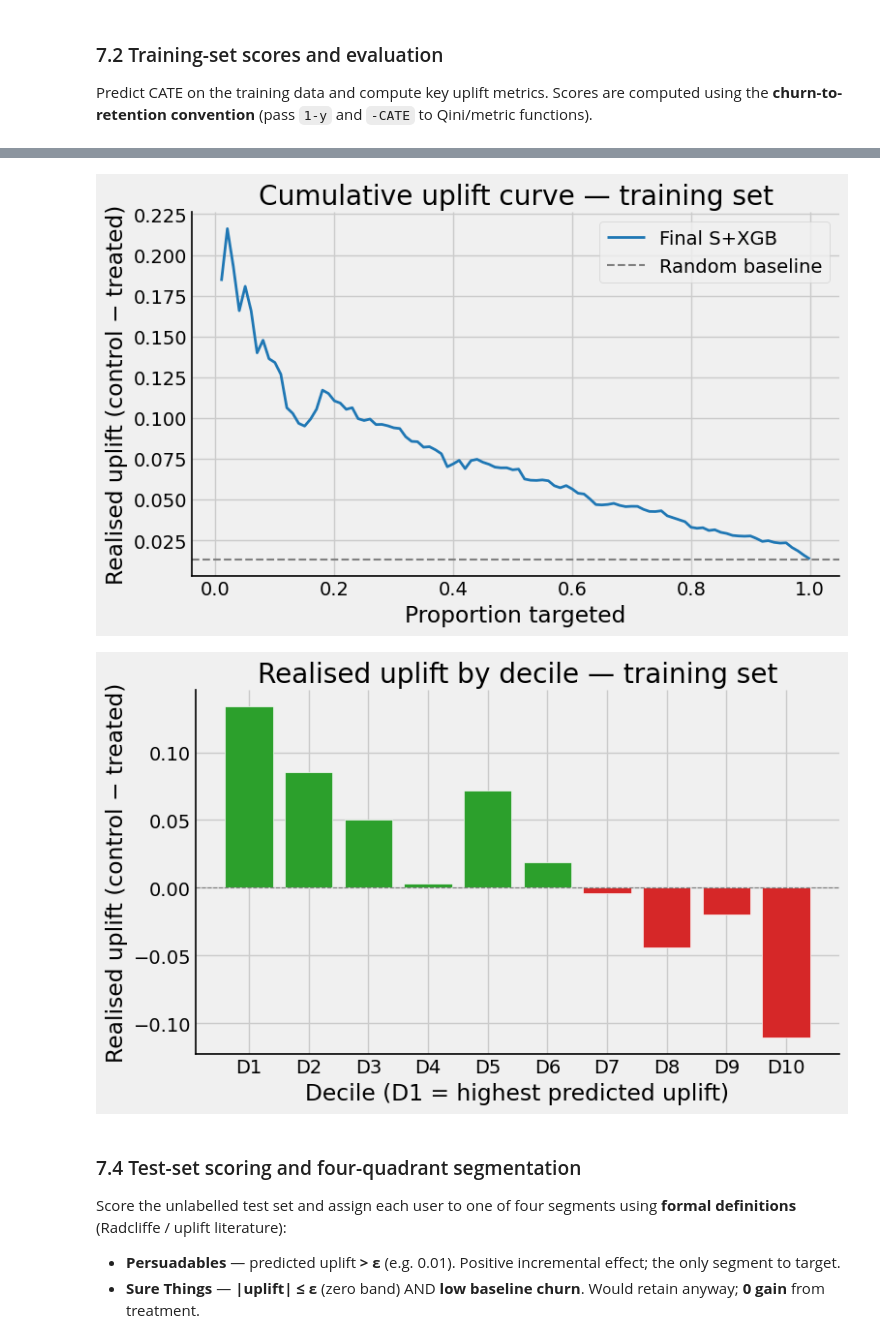
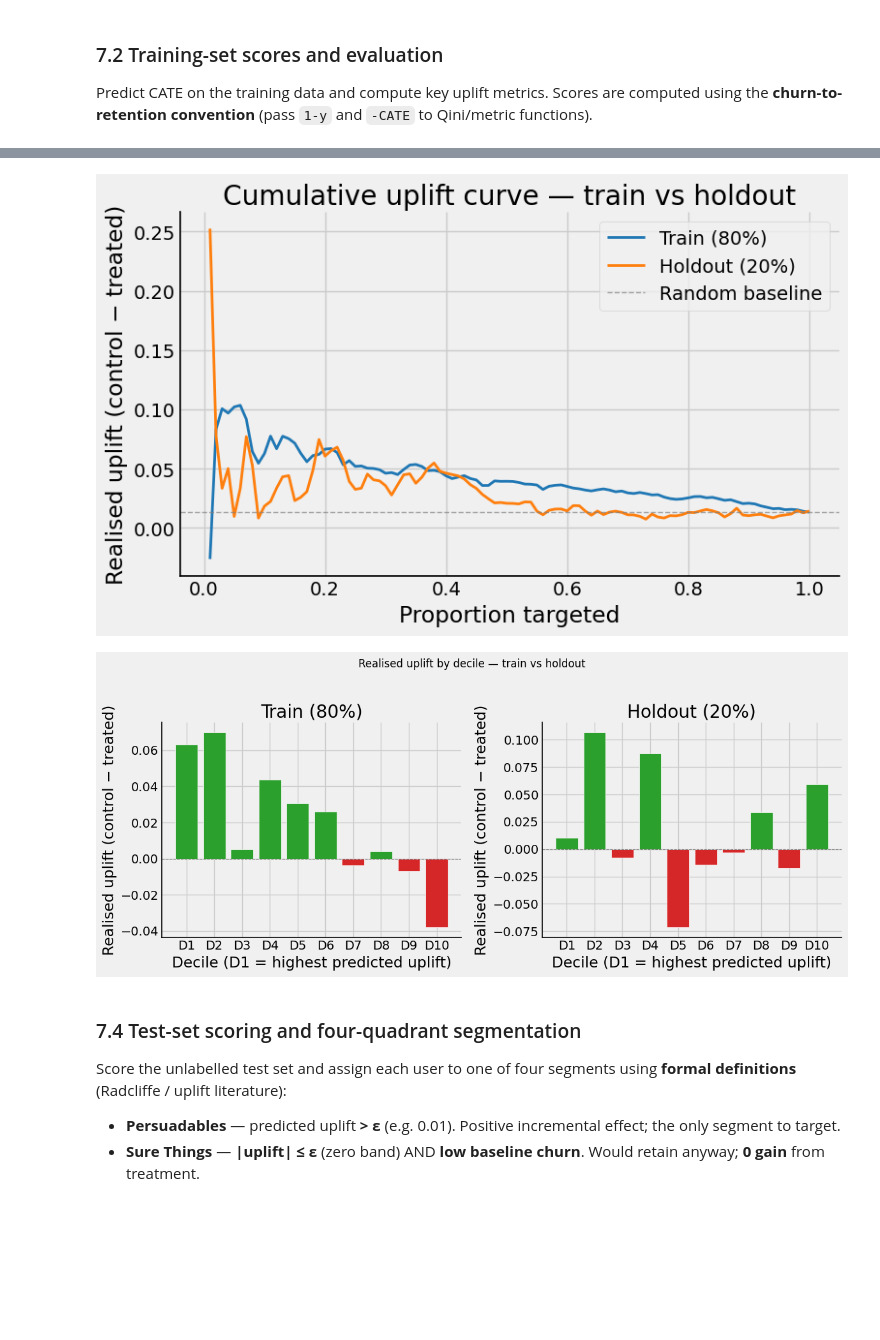
Before and after one commit to Noa-Gilad/Uplift-Modeling-Churn-Prevention, a Jupyter notebook: src/uplift_churn_run.ipynb, the cells around one changed output, grey strips where cells are left out. Drawn from its saved outputs; the diff is of its cells as text; code cells hidden in the pictures; blank space fills up the shorter version.

```diff
--- a/src/uplift_churn_run.ipynb
+++ b/src/uplift_churn_run.ipynb
@@ -1218,27 +1247,2 @@ Train the optimal S+XGB model on the **entire training set** using the best hype
 # %% [markdown]
 ### 7.1 Train final model on full training set
-# %%
-# ── Optimal hyperparameters from Section 6 grid search ──────────────────
-BEST_HP = {
-    "learning_rate": 0.05,
-    "max_depth": 3,
-    "min_child_weight": 1,
-    "n_estimators": 400,
-    "reg_alpha": 1,
-    "reg_lambda": 1,
-}
-
-# Build the final S+XGB model using the existing build_model() helper
-final_model = build_model(
-    meta_key="S",
-    base_key="XGB",
-    spw=scale_pos_weight,
-    base_params=BEST_HP,
-)
-
-# Fit on full training data (X, y, treatment already defined in Section 5)
-final_model.fit(X=X.values, treatment=treatment, y=y)
-print("Final S+XGB model trained on full training set.")
-print(f"  Training samples : {len(y):,}")
-print(f"  Features         : {X.shape[1]}")
-print(f"  Hyperparameters  : {BEST_HP}")
@@ -1290,0 +1320,10 @@ Three diagnostic plots on the labelled training data to validate model quality b
+# %%
+# Train vs holdout (80/20) for diagnostic plots — run before the two plots below
+th_data = compute_train_holdout_uplift_data(
+    X, y, treatment,
+    meta_key=TUNING_META,
+    base_key=TUNING_BASE,
+    base_params=BEST_HP,
+    scale_pos_weight=scale_pos_weight,
+    random_state=RANDOM_STATE,
+)
@@ -1305,22 +1362,23 @@ plt.show()
 # %%
-# ── 2. Cumulative Uplift Curve (train) ──────────────────────────────────
-plot_cumulative_uplift_curve(
-    train_ks, train_uplift_vals,
-    label="Final S+XGB",
-    title="Cumulative uplift curve — training set",
+# ── Cumulative Uplift Curve (train vs holdout) ─────────────────────────
+plot_cumulative_uplift_curve_train_holdout(
+    th_data["ks_tr"], th_data["uplift_vals_tr"],
+    th_data["ks_ho"], th_data["uplift_vals_ho"],
+    title="Cumulative uplift curve — train vs holdout",
 )
 plt.show()
 # %% [output]
-[figure, old version]
+[figure, new version]
 # %%
-# ── 3. Decile-wise Uplift Bar Chart (train) ─────────────────────────────
-plot_uplift_by_decile(
-    y, treatment, train_uplift_scores,
-    title="Realised uplift by decile — training set",
+# ── Decile-wise Uplift (train vs holdout) ─────────────────────────────
+plot_uplift_by_decile_train_holdout(
+    th_data["y_tr"], th_data["treatment_tr"], th_data["uplift_scores_tr"],
+    th_data["y_ho"], th_data["treatment_ho"], th_data["uplift_scores_ho"],
+    title="Realised uplift by decile — train vs holdout",
 )
 plt.show()
 # %% [output]
-[figure, old version]
+[figure, new version]
 # %% [markdown]
 ### 7.4 Test-set scoring and four-quadrant segmentation
 
```
Also changed, not shown: parts of 54 cells of this notebook, 1 other file.
